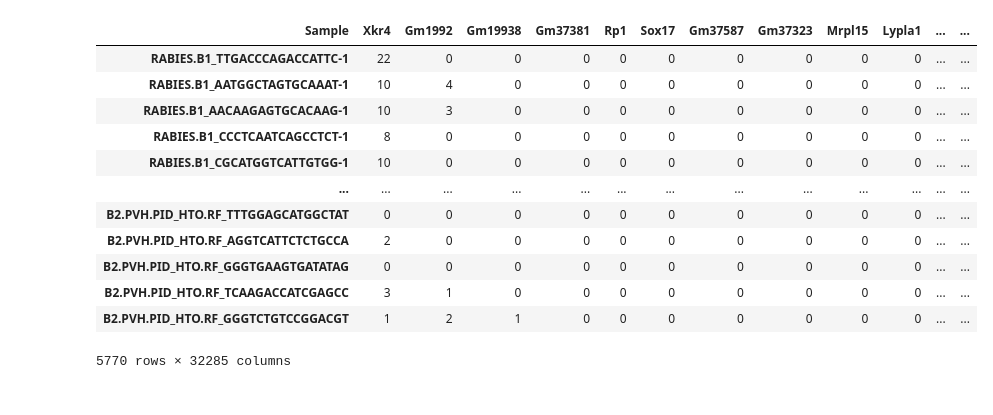
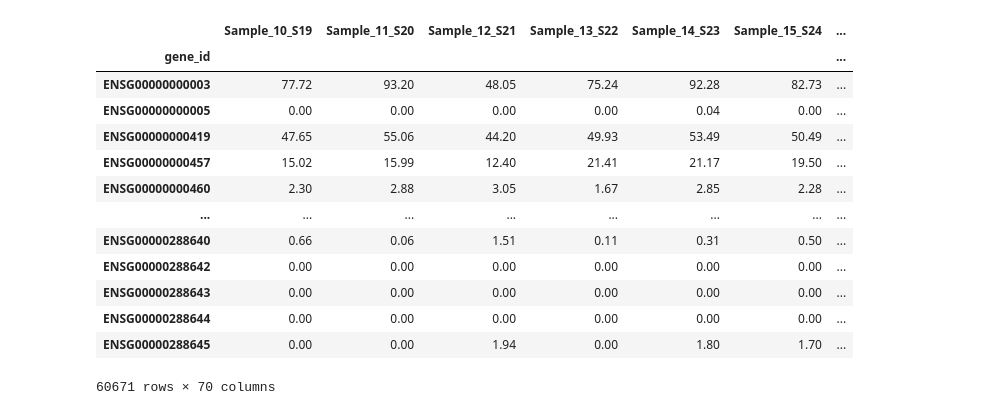
Before and after one commit to Chucklemunch/BMI_776_Project, a Jupyter notebook: Code/data_preprocessing.ipynb, the cells around one changed output. Drawn from its saved outputs; the diff is of its cells as text; code cells hidden in the pictures.

Commit message:
added data from SARS-CoV-2 study and created matrix for highly expressed genes

```diff
--- a/Code/data_preprocessing.ipynb
+++ b/Code/data_preprocessing.ipynb
@@ -9,7 +7 @@ from GENIE3 import GENIE3
 from matplotlib import pyplot as plt
-# %%
-# Supplementary Data
-with open('../Data/SCP2797/file_supplemental_info.tsv', 'rb') as f:
-    sup_data = pd.read_csv(f, delimiter='\t')
-
-sup_data
@@ -23,6 +7,0 @@ sup_data
-# %%
-# Meta Data
-with open('../Data/SCP2797/metadata/metadata_AllRabies.tsv', 'rb') as f:
-    meta_data = pd.read_table(f)
-
-meta_data
@@ -60,6 +8,6 @@ meta_data
 # %%
-with open('../Data/SCP2797/expression/rs1.rs2.combined.counts.tsv.gz', 'rb') as f:
-    data = pd.read_table(f, compression='gzip')
+with open('../Data/SARS-CoV-2/gene_expression_matrix.tsv', 'r') as f:
+    data = pd.read_table(f)
 
 data
 # %% [output]
@@ -79,19 +27,18 @@ data
 # %%
-data = data.rename(columns={'GENE' : 'Sample'})
-data = data.set_index('Sample')
-data = data.transpose()
+data = data.set_index('gene_id')
 data
 # %% [output]
-| Sample | Xkr4 | Gm1992 | Gm19938 | Gm37381 | Rp1 | Sox17 | Gm37587 | Gm37323 | Mrpl15 | Lypla1 | ... | ... |
-| RABIES.B1_TTGACCCAGACCATTC-1 | 22 | 0 | 0 | 0 | 0 | 0 | 0 | 0 | 0 | 0 | ... | ... |
-| RABIES.B1_AATGGCTAGTGCAAAT-1 | 10 | 4 | 0 | 0 | 0 | 0 | 0 | 0 | 0 | 0 | ... | ... |
-| RABIES.B1_AACAAGAGTGCACAAG-1 | 10 | 3 | 0 | 0 | 0 | 0 | 0 | 0 | 0 | 0 | ... | ... |
-| RABIES.B1_CCCTCAATCAGCCTCT-1 | 8 | 0 | 0 | 0 | 0 | 0 | 0 | 0 | 0 | 0 | ... | ... |
-| RABIES.B1_CGCATGGTCATTGTGG-1 | 10 | 0 | 0 | 0 | 0 | 0 | 0 | 0 | 0 | 0 | ... | ... |
-| ... | ... | ... | ... | ... | ... | ... | ... | ... | ... | ... | ... | ... |
-| B2.PVH.PID_HTO.RF_TTTGGAGCATGGCTAT | 0 | 0 | 0 | 0 | 0 | 0 | 0 | 0 | 0 | 0 | ... | ... |
-| B2.PVH.PID_HTO.RF_AGGTCATTCTCTGCCA | 2 | 0 | 0 | 0 | 0 | 0 | 0 | 0 | 0 | 0 | ... | ... |
-| B2.PVH.PID_HTO.RF_GGGTGAAGTGATATAG | 0 | 0 | 0 | 0 | 0 | 0 | 0 | 0 | 0 | 0 | ... | ... |
-| B2.PVH.PID_HTO.RF_TCAAGACCATCGAGCC | 3 | 1 | 0 | 0 | 0 | 0 | 0 | 0 | 0 | 0 | ... | ... |
-| B2.PVH.PID_HTO.RF_GGGTCTGTCCGGACGT | 1 | 2 | 1 | 0 | 0 | 0 | 0 | 0 | 0 | 0 | ... | ... |
+|  | Sample_10_S19 | Sample_11_S20 | Sample_12_S21 | Sample_13_S22 | Sample_14_S23 | Sample_15_S24 | ... |
+| gene_id |  |  |  |  |  |  | ... |
+| ENSG00000000003 | 77.72 | 93.20 | 48.05 | 75.24 | 92.28 | 82.73 | ... |
+| ENSG00000000005 | 0.00 | 0.00 | 0.00 | 0.00 | 0.04 | 0.00 | ... |
+| ENSG00000000419 | 47.65 | 55.06 | 44.20 | 49.93 | 53.49 | 50.49 | ... |
+| ENSG00000000457 | 15.02 | 15.99 | 12.40 | 21.41 | 21.17 | 19.50 | ... |
+| ENSG00000000460 | 2.30 | 2.88 | 3.05 | 1.67 | 2.85 | 2.28 | ... |
+| ... | ... | ... | ... | ... | ... | ... | ... |
+| ENSG00000288640 | 0.66 | 0.06 | 1.51 | 0.11 | 0.31 | 0.50 | ... |
+| ENSG00000288642 | 0.00 | 0.00 | 0.00 | 0.00 | 0.00 | 0.00 | ... |
+| ENSG00000288643 | 0.00 | 0.00 | 0.00 | 0.00 | 0.00 | 0.00 | ... |
+| ENSG00000288644 | 0.00 | 0.00 | 0.00 | 0.00 | 0.00 | 0.00 | ... |
+| ENSG00000288645 | 0.00 | 0.00 | 1.94 | 0.00 | 1.80 | 1.70 | ... |
-5770 rows × 32285 columns
+60671 rows × 70 columns
```
Also changed, not shown: parts of 8 cells of this notebook, 5 other files.
